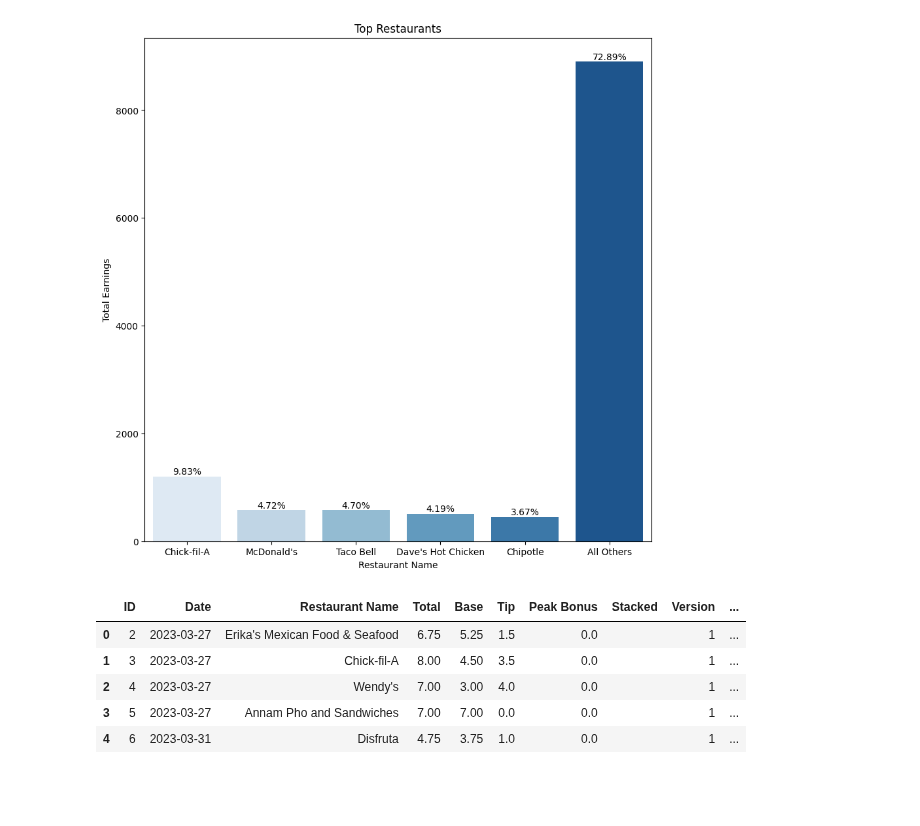
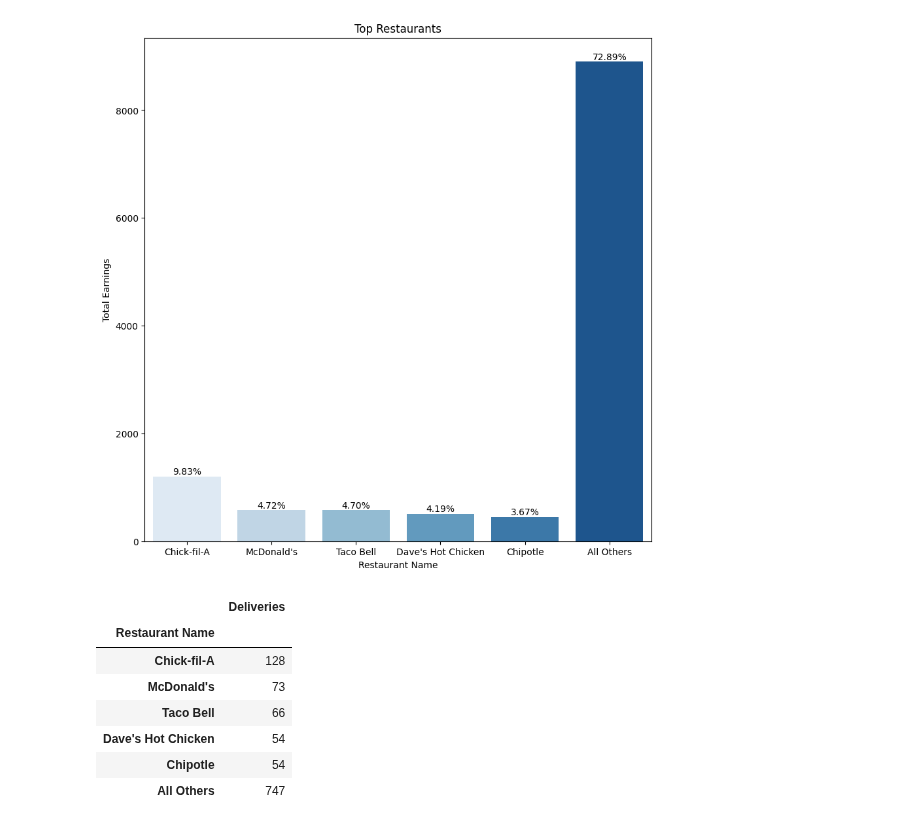
Before and after one commit to Crawford92/DeliveryData, a Jupyter notebook: stats.ipynb, the cells around one changed output. Saved outputs shown, nothing was run; the diff lists cells and outputs as text; code cells hidden in the pictures; blank space fills up the shorter version.

```diff
--- a/stats.ipynb
+++ b/stats.ipynb
@@ -801,16 +801,23 @@ plt.close()
 # %% [output]
 [figure]
 # %%
-#tempDF = tempDF.groupby(["Restaurant Name"]).agg({"Base": [np.mean, np.sum],
-#                                                  "Tip": [np.mean, np.sum],
-#                                                  "Total": [np.mean, np.sum],
-#                                                 'Restaurant Name': 'size'})
-
-sheets_result.head()
+tempDF = restaurantsDF.sort_values(by=["Deliveries"], ascending=False).copy()
+tempDF = tempDF.head()
+tempDF = tempDF[["Deliveries"]]
+overallTotal = sheets_WeeksDF.iloc[-1]["Deliveries"]
+leaderTotal = tempDF[["Deliveries"]].sum()
+noLeaderTotal = overallTotal - leaderTotal
+#tempDF.loc[len(tempDF.index)] = ["Others", noLeaderTotal]
+s = noLeaderTotal
+s.name = "All Others"
+tempDF = tempDF.append(s)
+tempDF
 # %% [output]
-|  | ID | Date | Restaurant Name | Total | Base | Tip | Peak Bonus | Stacked | Version | ... |
-| 0 | 2 | 2023-03-27 | Erika's Mexican Food & Seafood | 6.75 | 5.25 | 1.5 | 0.0 |  | 1 | ... |
-| 1 | 3 | 2023-03-27 | Chick-fil-A | 8.00 | 4.50 | 3.5 | 0.0 |  | 1 | ... |
-| 2 | 4 | 2023-03-27 | Wendy's | 7.00 | 3.00 | 4.0 | 0.0 |  | 1 | ... |
-| 3 | 5 | 2023-03-27 | Annam Pho and Sandwiches | 7.00 | 7.00 | 0.0 | 0.0 |  | 1 | ... |
-| 4 | 6 | 2023-03-31 | Disfruta | 4.75 | 3.75 | 1.0 | 0.0 |  | 1 | ... |
+|  | Deliveries |
+| Restaurant Name |  |
+| Chick-fil-A | 128 |
+| McDonald's | 73 |
+| Taco Bell | 66 |
+| Dave's Hot Chicken | 54 |
+| Chipotle | 54 |
+| All Others | 747 |
```
Also changed, not shown: parts of 11 cells of this notebook.
